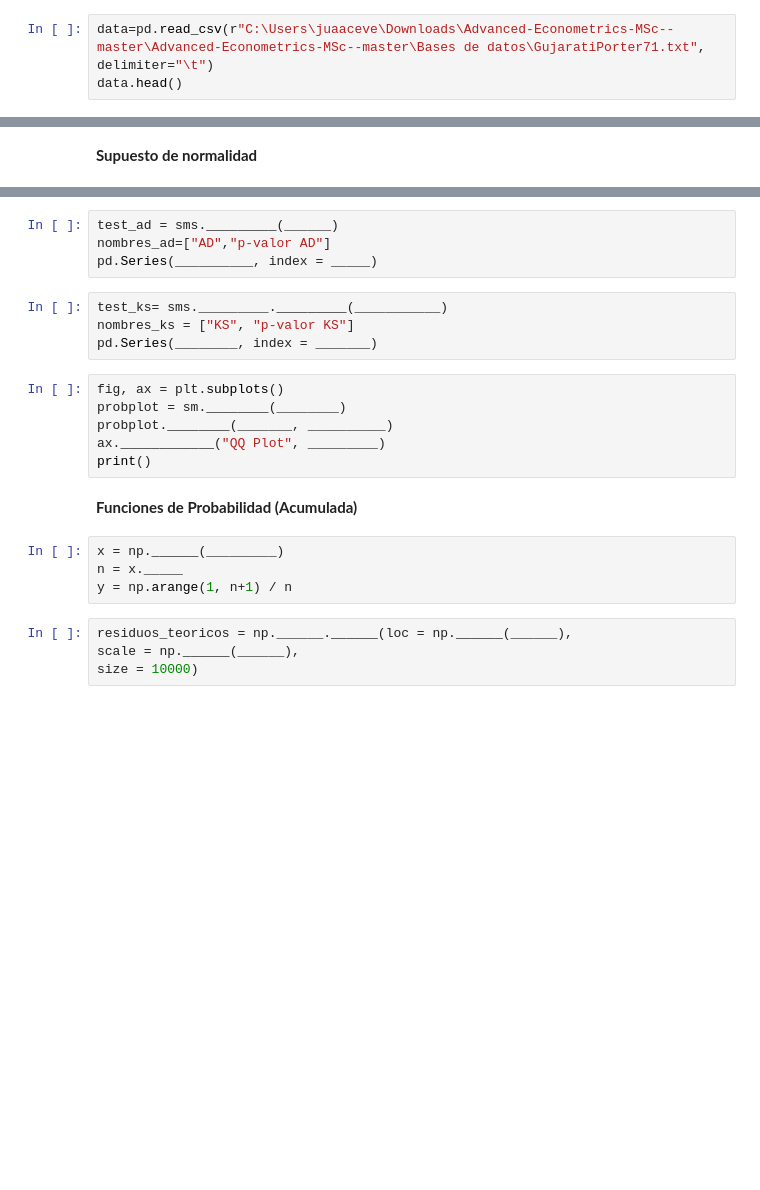
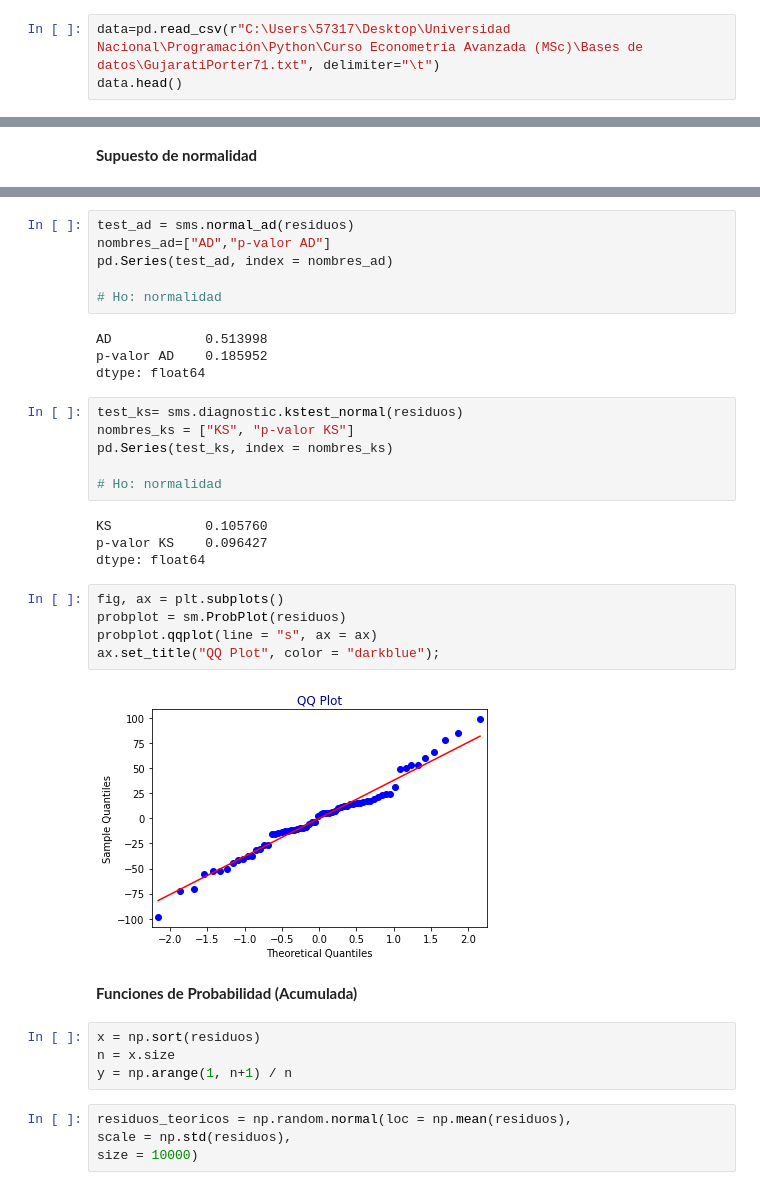
Before and after one commit to JuanAcevedoEcon/Advanced-Econometrics-MSc-, a Jupyter notebook: 1. Ordinary Least Squares (OLS)/(4) Supuestos Error MCO.ipynb, the cells around one changed output, grey strips where cells are left out. Drawn from its saved outputs; the diff is of its cells as text; blank space fills up the shorter version.

Commit message:
Time Series

```diff
--- a/1. Ordinary Least Squares (OLS)/(4) Supuestos Error MCO.ipynb
+++ b/1. Ordinary Least Squares (OLS)/(4) Supuestos Error MCO.ipynb
@@ -8,7 +8,7 @@ import matplotlib.pyplot as plt
 import seaborn as sns
 import statsmodels.stats.api as sms
 # %%
-data=pd.read_csv(r"C:\Users\juaaceve\Downloads\Advanced-Econometrics-MSc--master\Advanced-Econometrics-MSc--master\Bases de datos\GujaratiPorter71.txt", delimiter="\t")
+data=pd.read_csv(r"C:\Users\57317\Desktop\Universidad Nacional\Programación\Python\Curso Econometría Avanzada (MSc)\Bases de datos\GujaratiPorter71.txt", delimiter="\t")
 data.head()
 # %% [output]
 |  | CM | FLR | PGNP | TFR |
@@ -187,25 +197,38 @@ pd.Series(________, index =_______)
 # %%
-test_ad = sms._________(______)
+test_ad = sms.normal_ad(residuos)
 nombres_ad=["AD","p-valor AD"]
-pd.Series(__________, index = _____)
+pd.Series(test_ad, index = nombres_ad)
+
+# Ho: normalidad
+# %% [output]
+AD            0.513998
+p-valor AD    0.185952
+dtype: float64
 # %%
-test_ks= sms._________._________(___________)
+test_ks= sms.diagnostic.kstest_normal(residuos)
 nombres_ks = ["KS", "p-valor KS"]
-pd.Series(________, index = _______)
+pd.Series(test_ks, index = nombres_ks)
+
+# Ho: normalidad
+# %% [output]
+KS            0.105760
+p-valor KS    0.096427
+dtype: float64
 # %%
 fig, ax = plt.subplots()
-probplot = sm.________(________)
-probplot.________(_______, __________)
-ax.____________("QQ Plot", _________)
-print()
+probplot = sm.ProbPlot(residuos)
+probplot.qqplot(line = "s", ax = ax)
+ax.set_title("QQ Plot", color = "darkblue");
+# %% [output]
+[figure, added]
 # %% [markdown]
 **Funciones de Probabilidad (Acumulada)**
 # %%
-x = np.______(_________)
-n = x._____
+x = np.sort(residuos)
+n = x.size
 y = np.arange(1, n+1) / n
 # %%
-residuos_teoricos = np.______.______(loc = np.______(______),
-scale = np.______(______),
+residuos_teoricos = np.random.normal(loc = np.mean(residuos),
+scale = np.std(residuos),
 size = 10000)
 # %%
```
Also changed, not shown: parts of 6 cells of this notebook, 1 other file.
